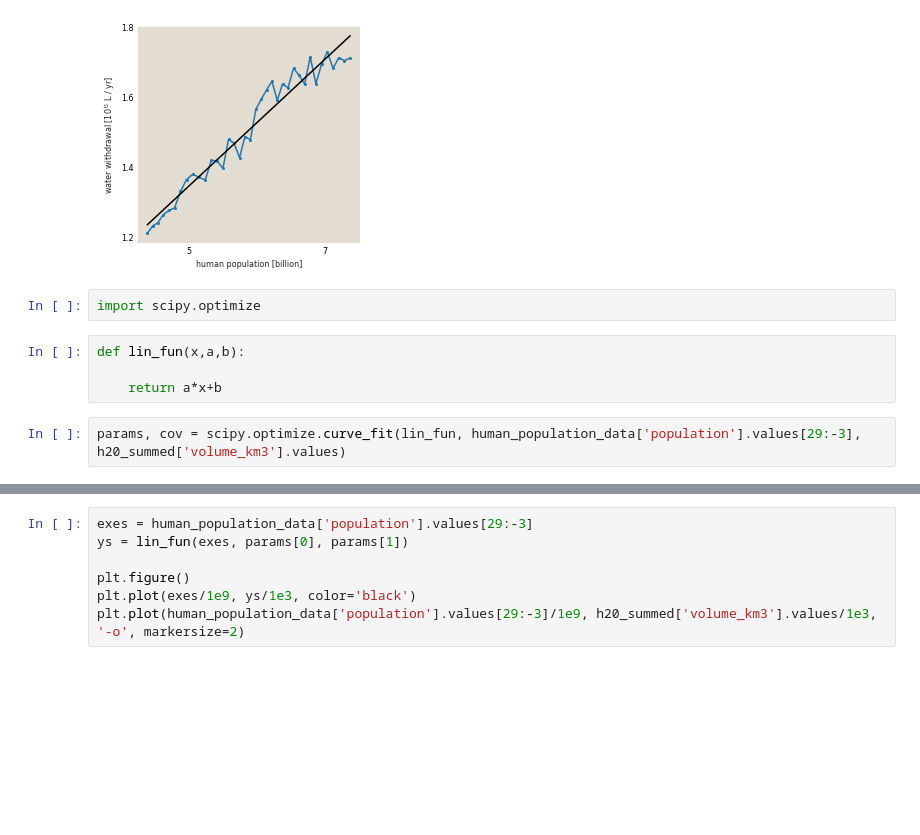
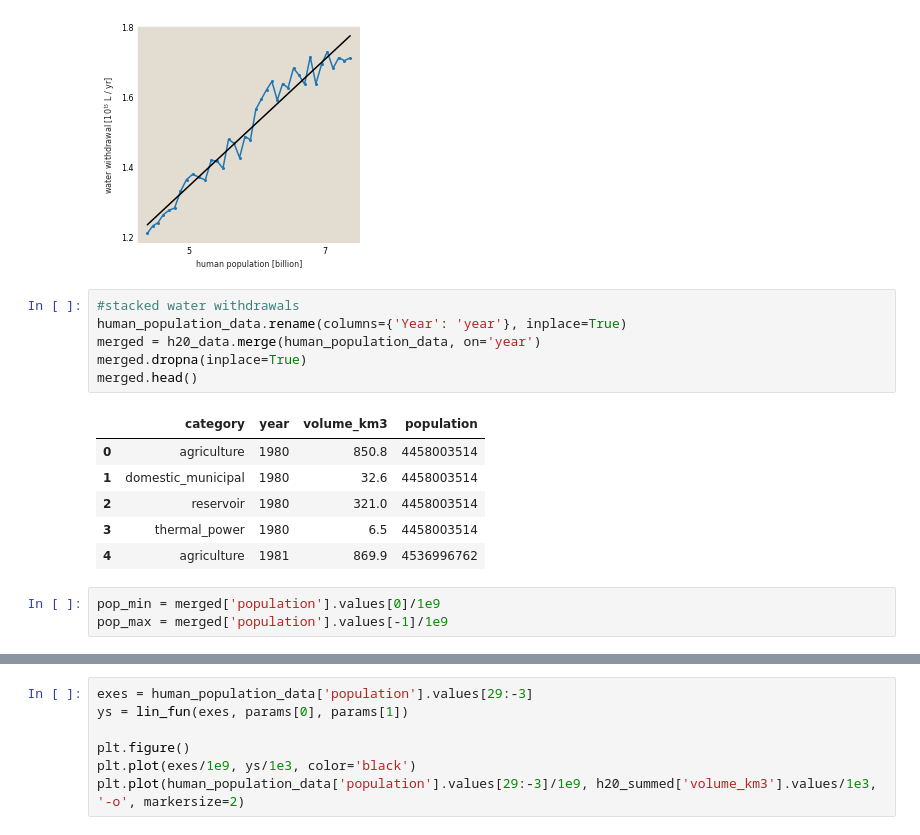
Before and after one commit to RPGroup-PBoC/human_impacts, a Jupyter notebook: code/figures/dynamics/timeseries_db_paper.ipynb, the cells around one changed output, grey strips where cells are left out. Drawn from its saved outputs; the diff is of its cells as text; blank space fills up the shorter version.

```diff
--- a/code/figures/dynamics/timeseries_db_paper.ipynb
+++ b/code/figures/dynamics/timeseries_db_paper.ipynb
@@ -157,11 +194,19 @@ plt.plot(exes/1e9, ys/1e3, color='black')
 plt.savefig('../../../figures/database_paper/water_withdrawal_timeseries_with_fit.svg')
 # %% [output]
 [figure]
-# %%
-import scipy.optimize
-# %%
-def lin_fun(x,a,b):
-
-    return a*x+b
-# %%
-params, cov = scipy.optimize.curve_fit(lin_fun, human_population_data['population'].values[29:-3], h20_summed['volume_km3'].values)
+# %%
+#stacked water withdrawals
+human_population_data.rename(columns={'Year': 'year'}, inplace=True)
+merged = h20_data.merge(human_population_data, on='year')
+merged.dropna(inplace=True)
+merged.head()
+# %% [output]
+|  | category | year | volume_km3 | population |
+| 0 | agriculture | 1980 | 850.8 | 4458003514 |
+| 1 | domestic_municipal | 1980 | 32.6 | 4458003514 |
+| 2 | reservoir | 1980 | 321.0 | 4458003514 |
+| 3 | thermal_power | 1980 | 6.5 | 4458003514 |
+| 4 | agriculture | 1981 | 869.9 | 4536996762 |
+# %%
+pop_min = merged['population'].values[0]/1e9
+pop_max = merged['population'].values[-1]/1e9
```
Also changed, not shown: parts of 5 cells of this notebook, 2 other files.
